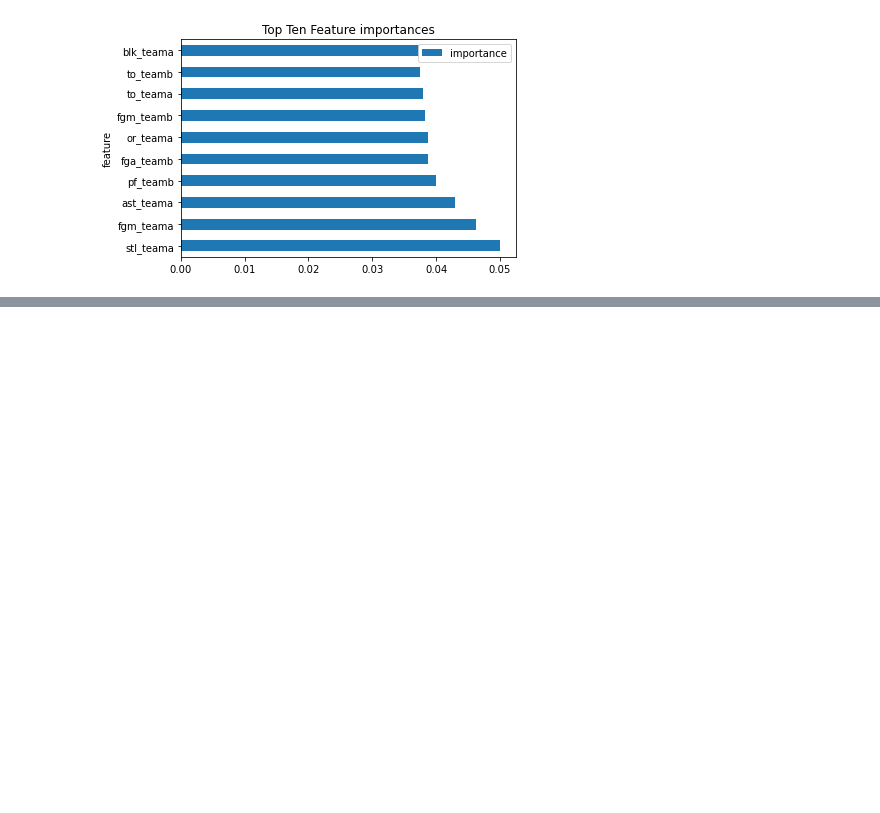
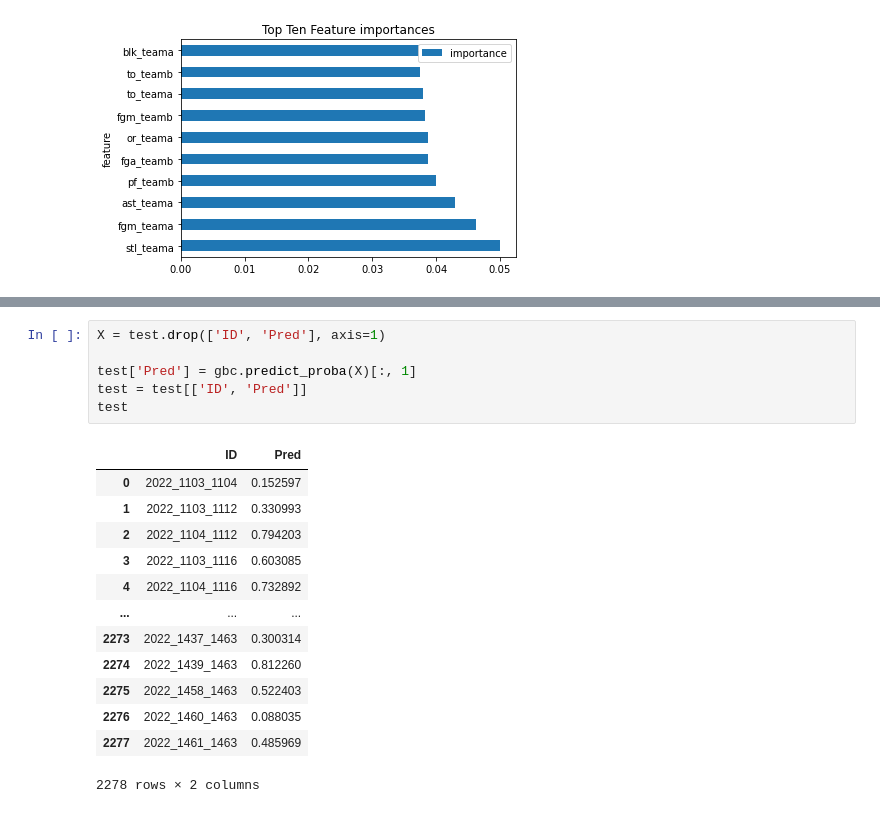
Before and after one commit to racruz25/group_project, a Jupyter notebook: other_models.ipynb, the cells around one changed output, grey strips where cells are left out. Drawn from its saved outputs; the diff is of its cells as text; blank space fills up the shorter version.

Commit message:
predictions

```diff
--- a/other_models.ipynb
+++ b/other_models.ipynb
@@ -426,0 +473,20 @@ Text(0.5, 1.0, 'Top Ten Feature importances')
+# %%
+X = test.drop(['ID', 'Pred'], axis=1)
+
+test['Pred'] = gbc.predict_proba(X)[:, 1]
+test = test[['ID', 'Pred']]
+test
+# %% [output]
+|  | ID | Pred |
+| 0 | 2022_1103_1104 | 0.152597 |
+| 1 | 2022_1103_1112 | 0.330993 |
+| 2 | 2022_1104_1112 | 0.794203 |
+| 3 | 2022_1103_1116 | 0.603085 |
+| 4 | 2022_1104_1116 | 0.732892 |
+| ... | ... | ... |
+| 2273 | 2022_1437_1463 | 0.300314 |
+| 2274 | 2022_1439_1463 | 0.812260 |
+| 2275 | 2022_1458_1463 | 0.522403 |
+| 2276 | 2022_1460_1463 | 0.088035 |
+| 2277 | 2022_1461_1463 | 0.485969 |
+2278 rows × 2 columns
```
Also changed, not shown: parts of 3 cells of this notebook.
